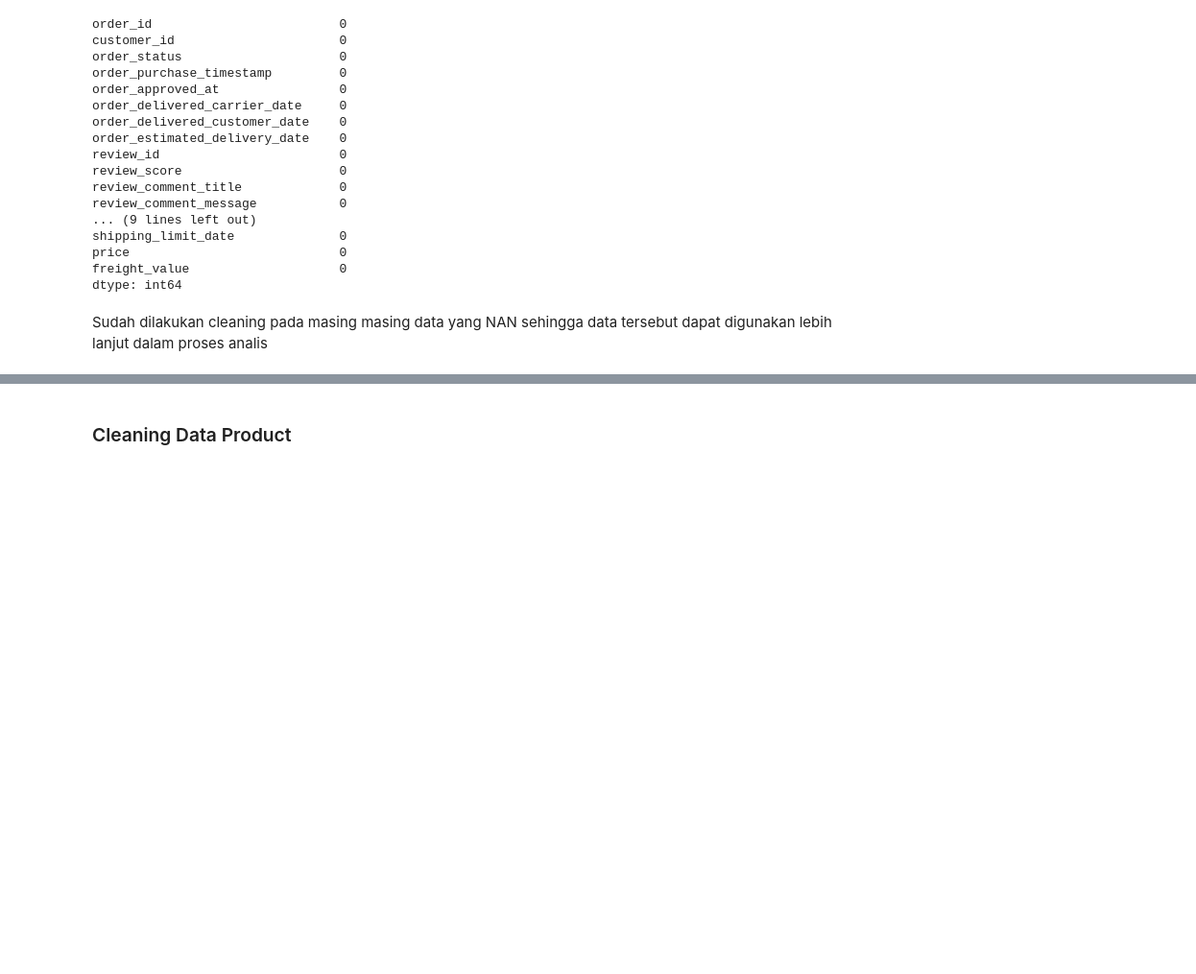
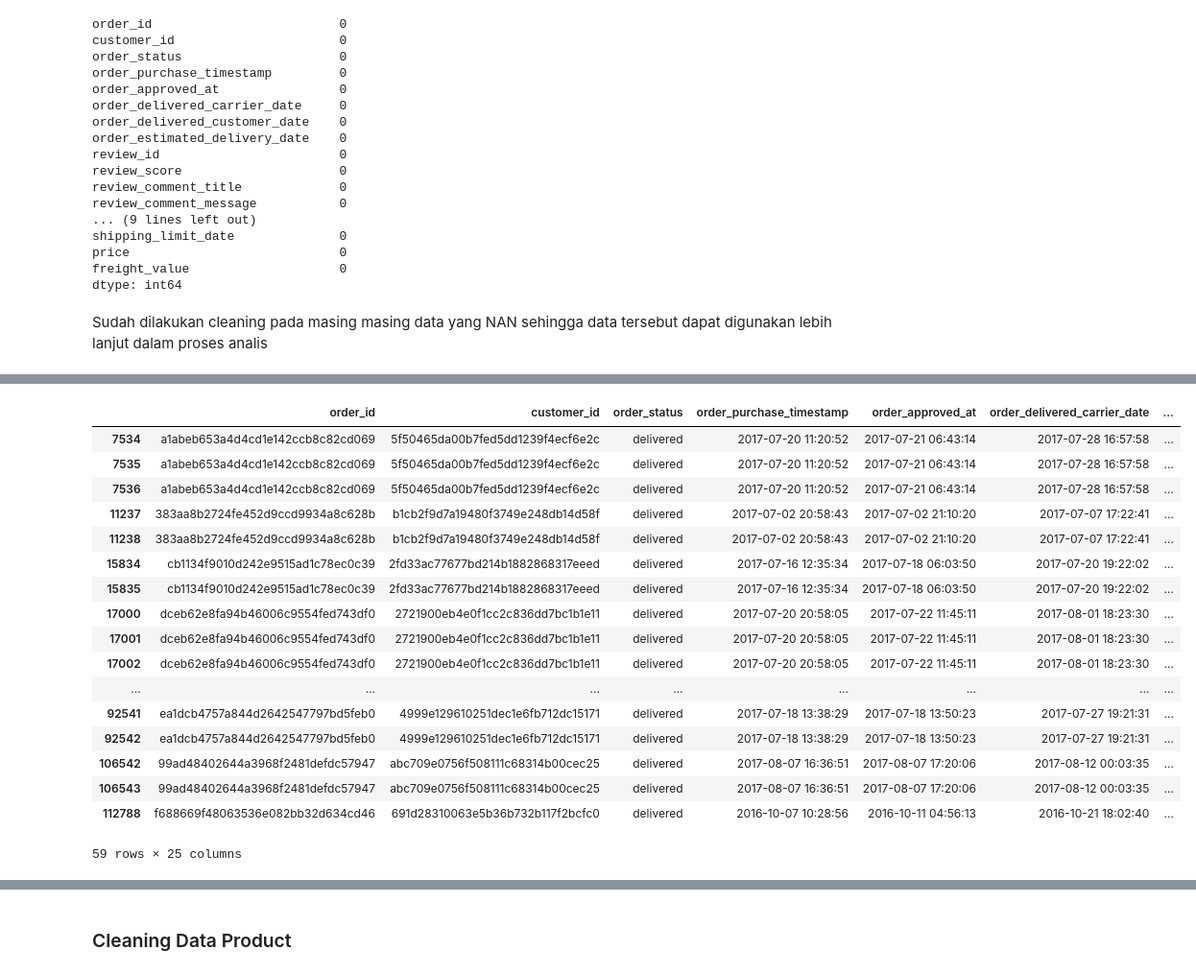
Before and after one commit to ilman79/Project_dicoding, a Jupyter notebook: Project_DataAnalisis.ipynb, the cells around one changed output, grey strips where cells are left out. Shown at 96% size. Cells and saved outputs as stored; diff of their text form; code cells hidden in the pictures; blank space fills up the shorter version.

```diff
--- a/Project_DataAnalisis.ipynb
+++ b/Project_DataAnalisis.ipynb
@@ -571,0 +620,22 @@ Sudah dilakukan cleaning pada masing masing data yang NAN sehingga data tersebut
+# %%
+outliear_data = dataset_penjualan[dataset_penjualan.delivery_time < 0]
+outliear_data
+# %% [output]
+|  | order_id | customer_id | order_status | order_purchase_timestamp | order_approved_at | order_delivered_carrier_date | ... |
+| 7534 | a1abeb653a4d4cd1e142ccb8c82cd069 | 5f50465da00b7fed5dd1239f4ecf6e2c | delivered | 2017-07-20 11:20:52 | 2017-07-21 06:43:14 | 2017-07-28 16:57:58 | ... |
+| 7535 | a1abeb653a4d4cd1e142ccb8c82cd069 | 5f50465da00b7fed5dd1239f4ecf6e2c | delivered | 2017-07-20 11:20:52 | 2017-07-21 06:43:14 | 2017-07-28 16:57:58 | ... |
+| 7536 | a1abeb653a4d4cd1e142ccb8c82cd069 | 5f50465da00b7fed5dd1239f4ecf6e2c | delivered | 2017-07-20 11:20:52 | 2017-07-21 06:43:14 | 2017-07-28 16:57:58 | ... |
+| 11237 | 383aa8b2724fe452d9ccd9934a8c628b | b1cb2f9d7a19480f3749e248db14d58f | delivered | 2017-07-02 20:58:43 | 2017-07-02 21:10:20 | 2017-07-07 17:22:41 | ... |
+| 11238 | 383aa8b2724fe452d9ccd9934a8c628b | b1cb2f9d7a19480f3749e248db14d58f | delivered | 2017-07-02 20:58:43 | 2017-07-02 21:10:20 | 2017-07-07 17:22:41 | ... |
+| 15834 | cb1134f9010d242e9515ad1c78ec0c39 | 2fd33ac77677bd214b1882868317eeed | delivered | 2017-07-16 12:35:34 | 2017-07-18 06:03:50 | 2017-07-20 19:22:02 | ... |
+| 15835 | cb1134f9010d242e9515ad1c78ec0c39 | 2fd33ac77677bd214b1882868317eeed | delivered | 2017-07-16 12:35:34 | 2017-07-18 06:03:50 | 2017-07-20 19:22:02 | ... |
+| 17000 | dceb62e8fa94b46006c9554fed743df0 | 2721900eb4e0f1cc2c836dd7bc1b1e11 | delivered | 2017-07-20 20:58:05 | 2017-07-22 11:45:11 | 2017-08-01 18:23:30 | ... |
+| 17001 | dceb62e8fa94b46006c9554fed743df0 | 2721900eb4e0f1cc2c836dd7bc1b1e11 | delivered | 2017-07-20 20:58:05 | 2017-07-22 11:45:11 | 2017-08-01 18:23:30 | ... |
+| 17002 | dceb62e8fa94b46006c9554fed743df0 | 2721900eb4e0f1cc2c836dd7bc1b1e11 | delivered | 2017-07-20 20:58:05 | 2017-07-22 11:45:11 | 2017-08-01 18:23:30 | ... |
+| ... | ... | ... | ... | ... | ... | ... | ... |
+| 92541 | ea1dcb4757a844d2642547797bd5feb0 | 4999e129610251dec1e6fb712dc15171 | delivered | 2017-07-18 13:38:29 | 2017-07-18 13:50:23 | 2017-07-27 19:21:31 | ... |
+| 92542 | ea1dcb4757a844d2642547797bd5feb0 | 4999e129610251dec1e6fb712dc15171 | delivered | 2017-07-18 13:38:29 | 2017-07-18 13:50:23 | 2017-07-27 19:21:31 | ... |
+| 106542 | 99ad48402644a3968f2481defdc57947 | abc709e0756f508111c68314b00cec25 | delivered | 2017-08-07 16:36:51 | 2017-08-07 17:20:06 | 2017-08-12 00:03:35 | ... |
+| 106543 | 99ad48402644a3968f2481defdc57947 | abc709e0756f508111c68314b00cec25 | delivered | 2017-08-07 16:36:51 | 2017-08-07 17:20:06 | 2017-08-12 00:03:35 | ... |
+| 112788 | f688669f48063536e082bb32d634cd46 | 691d28310063e5b36b732b117f2bcfc0 | delivered | 2016-10-07 10:28:56 | 2016-10-11 04:56:13 | 2016-10-21 18:02:40 | ... |
+59 rows × 25 columns
```
Also changed, not shown: parts of 34 cells of this notebook.
